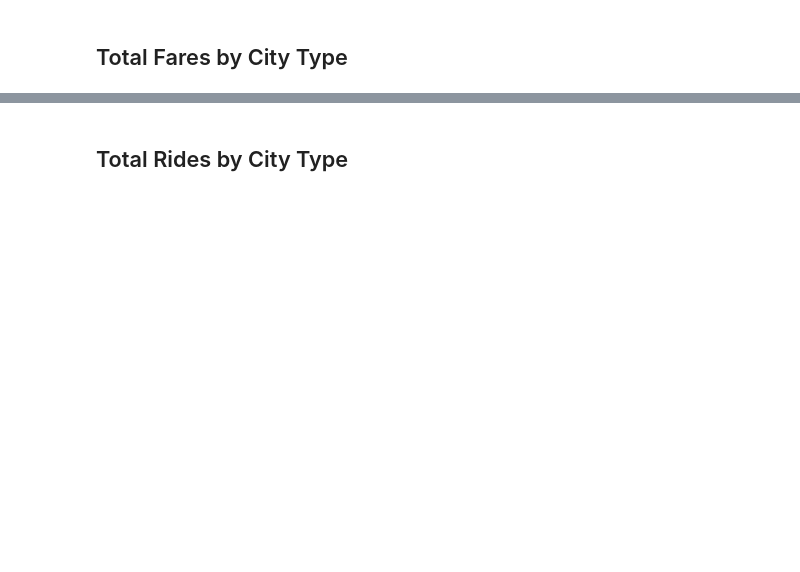
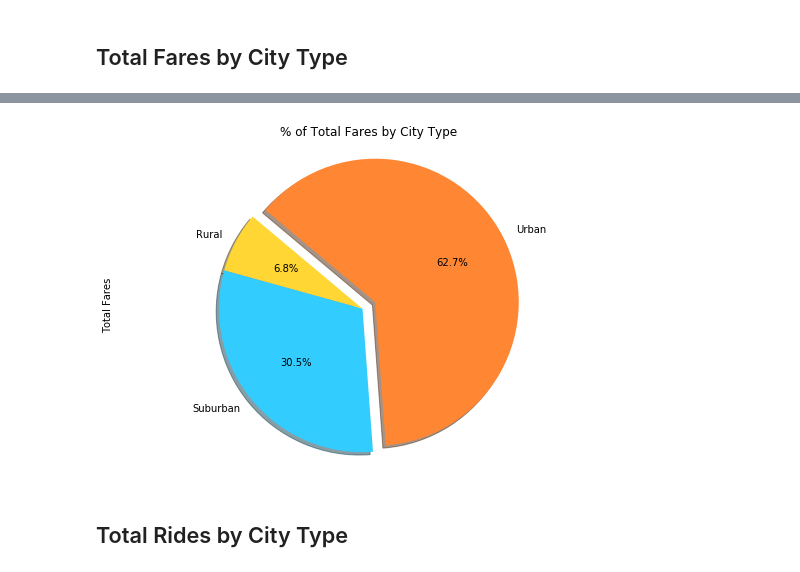
Before and after one commit to Omar-Castillo/Homework, a Jupyter notebook: Matplotlib/Pyber/pyber_OC_hw.ipynb, the cells around one changed output, grey strips where cells are left out. Drawn from its saved outputs; the diff is of its cells as text; code cells hidden in the pictures; blank space fills up the shorter version.

```diff
--- a/Matplotlib/Pyber/pyber_OC_hw.ipynb
+++ b/Matplotlib/Pyber/pyber_OC_hw.ipynb
@@ -209,2 +191,29 @@ plt.show()
+# %%
+# Calculate Type Percents
+#create new dataframe from original merged_data, by grouping by type, and creating a column that counts the "fare" column values
+total_fares_types = merged_data.groupby(["type"])[["fare"]].sum()
+
+#rename column, created a percent of total just as a double check to our work. Not necessary
+total_fares_types = total_fares_types.rename(columns={"fare": "Total Fares"})
+total_fares_types["Percent of Total"] = round((total_fares_types["Total Fares"]/total_fares_types["Total Fares"].sum())*100,2)
+total_fares_types["Total Rides"] = merged_data.groupby("type").ride_id.count()
+total_fares_types.head()
+
+# Explode list creates separation for the urban data, and colors list is the same colors from our bubble chart
+explode = [0,0,0.1]
+colors = ['#FFD633','#33CCFF','#FF8633']
+
+#Create new pie chart
+total_fares_types.plot.pie(y="Total Fares",autopct="%1.1f%%",colors=colors, title= "% of Total Fares by City Type", legend=False
+                           , startangle=140, explode=explode, figsize=[9,6], shadow=True)
+#ensures we have a perfect circle
+plt.axis("equal")
+
+# Save Figure
+plt.savefig("../Images/Percent_By_City_Type.png")
+
+plt.show()
+# %% [output]
+[figure, added]
 # %% [markdown]
 ## Total Rides by City Type
```
Also changed, not shown: parts of 11 cells of this notebook, 3 other files.
